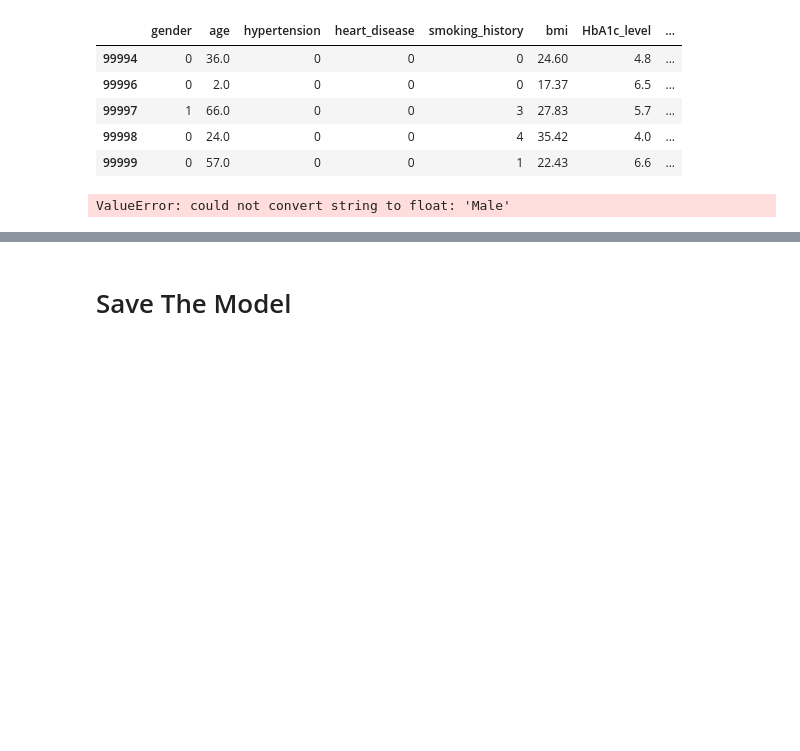
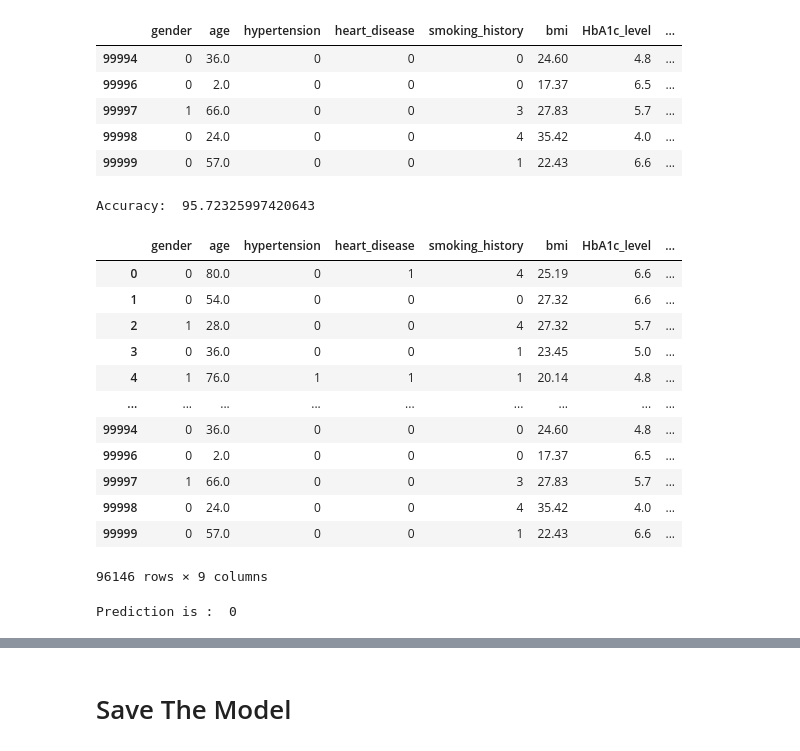
Before and after one commit to itsluckysharma01/Predicting_Diabetes_with_Logistic_Regression-ML, a Jupyter notebook: Predicting_Diabetes_with_Logistic_Regression.ipynb, the cells around one changed output, grey strips where cells are left out. Saved outputs shown, nothing was run; the diff lists cells and outputs as text; code cells hidden in the pictures; blank space fills up the shorter version.

Commit message:
Add Readme and Train Model

```diff
--- a/Predicting_Diabetes_with_Logistic_Regression.ipynb
+++ b/Predicting_Diabetes_with_Logistic_Regression.ipynb
@@ -207,14 +200,31 @@ df.tail()
 | 99999 | 0 | 57.0 | 0 | 0 | 1 | 22.43 | 6.6 | ... |
 # %%
 
-model = LogisticRegression()
+model = LogisticRegression(max_iter=500)
 model.fit(train_x, train_y)
 
 pred = model.predict(test_x)
 print("Accuracy: ", metrics.accuracy_score(pred, test_y)*100)
 # %% [output]
-ValueError: could not convert string to float: 'Male'
+Accuracy:  95.72325997420643
+# %%
+df
+# %% [output]
+|  | gender | age | hypertension | heart_disease | smoking_history | bmi | HbA1c_level | ... |
+| 0 | 0 | 80.0 | 0 | 1 | 4 | 25.19 | 6.6 | ... |
+| 1 | 0 | 54.0 | 0 | 0 | 0 | 27.32 | 6.6 | ... |
+| 2 | 1 | 28.0 | 0 | 0 | 4 | 27.32 | 5.7 | ... |
+| 3 | 0 | 36.0 | 0 | 0 | 1 | 23.45 | 5.0 | ... |
+| 4 | 1 | 76.0 | 1 | 1 | 1 | 20.14 | 4.8 | ... |
+| ... | ... | ... | ... | ... | ... | ... | ... | ... |
+| 99994 | 0 | 36.0 | 0 | 0 | 0 | 24.60 | 4.8 | ... |
+| 99996 | 0 | 2.0 | 0 | 0 | 0 | 17.37 | 6.5 | ... |
+| 99997 | 1 | 66.0 | 0 | 0 | 3 | 27.83 | 5.7 | ... |
+| 99998 | 0 | 24.0 | 0 | 0 | 4 | 35.42 | 4.0 | ... |
+| 99999 | 0 | 57.0 | 0 | 0 | 1 | 22.43 | 6.6 | ... |
+96146 rows × 9 columns
 # %%
-pred=model.predict([[5.4,3.0,4.5,1.5]]) # Fill values in the list to predict
-predicted_species = le.inverse_transform(pred)  # Inverse transform to get original species name
-print("predicted_species is : ", predicted_species[0])
+pred=model.predict([[0,80,0,1,4,25.19,6.6,140]]) # Fill values in the list to predict
+print("Prediction is : ", pred[0])
+# %% [output]
+Prediction is :  0
```
Also changed, not shown: parts of 12 cells of this notebook, 2 other files.
